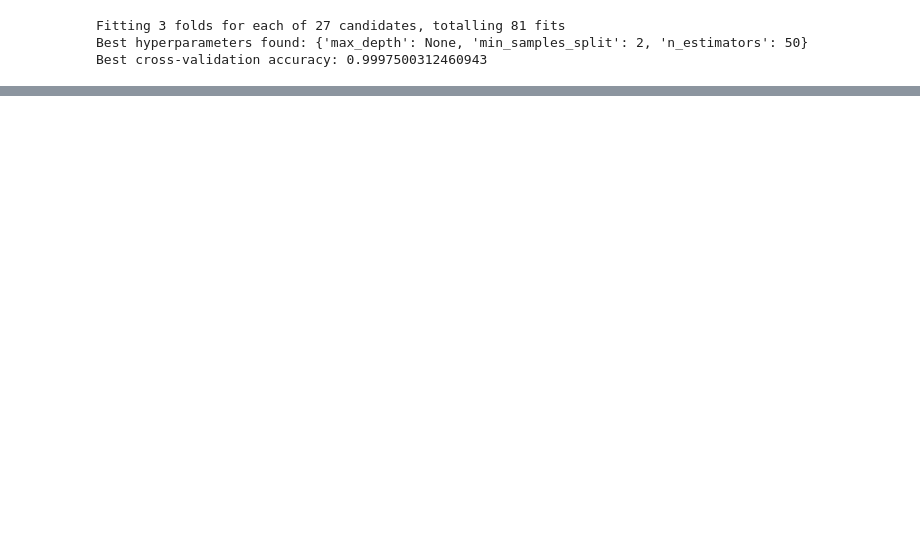
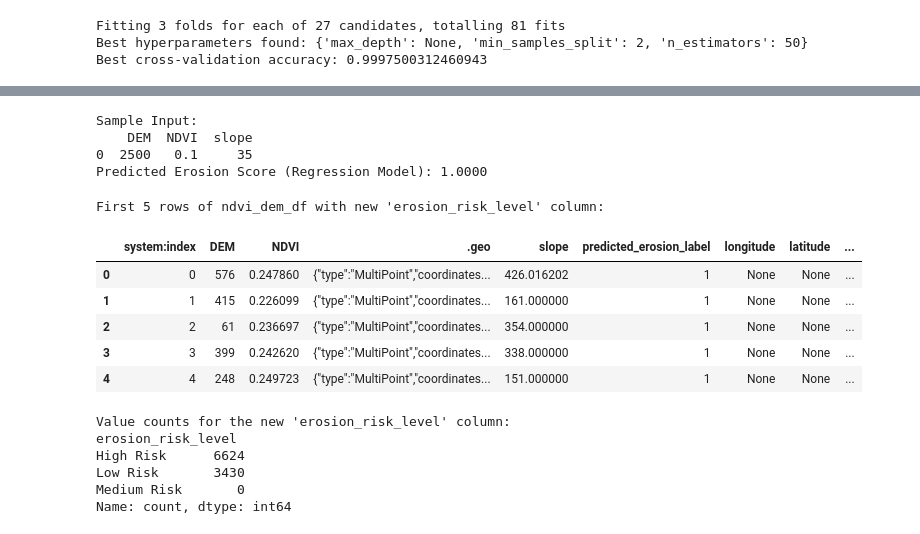
Before and after one commit to springboardmentor54158a/AIDriven-Archaeological-Site-Mapping, a Jupyter notebook: erossion_prediction.ipynb, the cells around one changed output, grey strips where cells are left out. Cells and saved outputs as stored; diff of their text form; code cells hidden in the pictures; blank space fills up the shorter version.

```diff
--- a/erossion_prediction.ipynb
+++ b/erossion_prediction.ipynb
@@ -200,0 +202,14 @@ Best cross-validation accuracy: 0.9997500312460943
+# %%
+median_slope = ndvi_dem_df['slope'].median()
+ndvi_dem_df['slope'] = ndvi_dem_df['slope'].fillna(median_slope)
+
+missing_slope_count_after_fill = ndvi_dem_df['slope'].isnull().sum()
+print(f"Number of missing 'slope' values in ndvi_dem_df after filling: {missing_slope_count_after_fill}")
+
+if missing_slope_count_after_fill == 0:
+    print("All missing 'slope' values have been successfully handled.")
+else:
+    print("Warning: Some 'slope' values are still missing after filling.")
+
+print("First 5 rows of ndvi_dem_df after handling missing 'slope' values:")
+display(ndvi_dem_df.head())
@@ -200,0 +234,5 @@ Best cross-validation accuracy: 0.9997500312460943
+# %%
+X_predict = ndvi_dem_df[['DEM', 'NDVI', 'slope']]
+
+print("Features for prediction (X_predict) head:")
+display(X_predict.head())
@@ -200,0 +247,5 @@ Best cross-validation accuracy: 0.9997500312460943
+# %%
+ndvi_dem_df['predicted_erosion_label'] = model.predict(X_predict)
+
+print("First 5 rows of ndvi_dem_df with predicted 'erosion_label':")
+display(ndvi_dem_df.head())
@@ -200,0 +402,55 @@ Best cross-validation accuracy: 0.9997500312460943
+# %%
+import pandas as pd
+
+
+sample_input_reg = pd.DataFrame({
+    'DEM': [2500],   # Example DEM value
+    'NDVI': [0.1],   # Example NDVI value (low vegetation)
+    'slope': [35]    # Example slope value (steep)
+})
+
+
+sample_prediction_reg = regression_model.predict(sample_input_reg)
+
+print(f"Sample Input:\n{sample_input_reg}")
+print(f"Predicted Erosion Score (Regression Model): {sample_prediction_reg[0]:.4f}")
+# %% [output]
+Sample Input:
+    DEM  NDVI  slope
+0  2500   0.1     35
+Predicted Erosion Score (Regression Model): 1.0000
+# %%
+import numpy as np
+
+# Define the bins and labels for the risk categories
+bins = [-np.inf, 0.33, 0.66, np.inf]
+labels = ['Low Risk', 'Medium Risk', 'High Risk']
+
+# Apply pd.cut to categorize the predicted_erosion_label into erosion_risk_level
+ndvi_dem_df['erosion_risk_level'] = pd.cut(
+    ndvi_dem_df['predicted_erosion_label'],
+    bins=bins,
+    labels=labels,
+    right=True,  # This means the rightmost bin edge is included (e.g., 0.66 is in 'Medium Risk')
+    include_lowest=True # Include the lowest value (which is likely 0 here)
+)
+
+print("First 5 rows of ndvi_dem_df with new 'erosion_risk_level' column:")
+display(ndvi_dem_df.head())
+
+print("\nValue counts for the new 'erosion_risk_level' column:")
+print(ndvi_dem_df['erosion_risk_level'].value_counts())
+# %% [output]
+First 5 rows of ndvi_dem_df with new 'erosion_risk_level' column:
+|  | system:index | DEM | NDVI | .geo | slope | predicted_erosion_label | longitude | latitude | ... |
+| 0 | 0 | 576 | 0.247860 | {"type":"MultiPoint","coordinates... | 426.016202 | 1 | None | None | ... |
+| 1 | 1 | 415 | 0.226099 | {"type":"MultiPoint","coordinates... | 161.000000 | 1 | None | None | ... |
+| 2 | 2 | 61 | 0.236697 | {"type":"MultiPoint","coordinates... | 354.000000 | 1 | None | None | ... |
+| 3 | 3 | 399 | 0.242620 | {"type":"MultiPoint","coordinates... | 338.000000 | 1 | None | None | ... |
+| 4 | 4 | 248 | 0.249723 | {"type":"MultiPoint","coordinates... | 151.000000 | 1 | None | None | ... |
+Value counts for the new 'erosion_risk_level' column:
+erosion_risk_level
+High Risk      6624
+Low Risk       3430
+Medium Risk       0
+Name: count, dtype: int64
```
Also changed, not shown: parts of 23 cells of this notebook.
